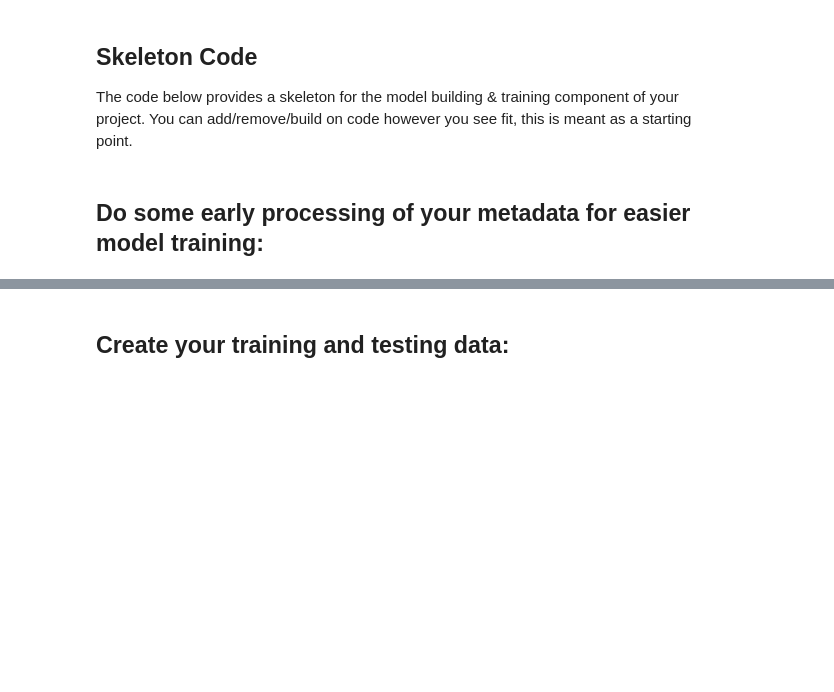
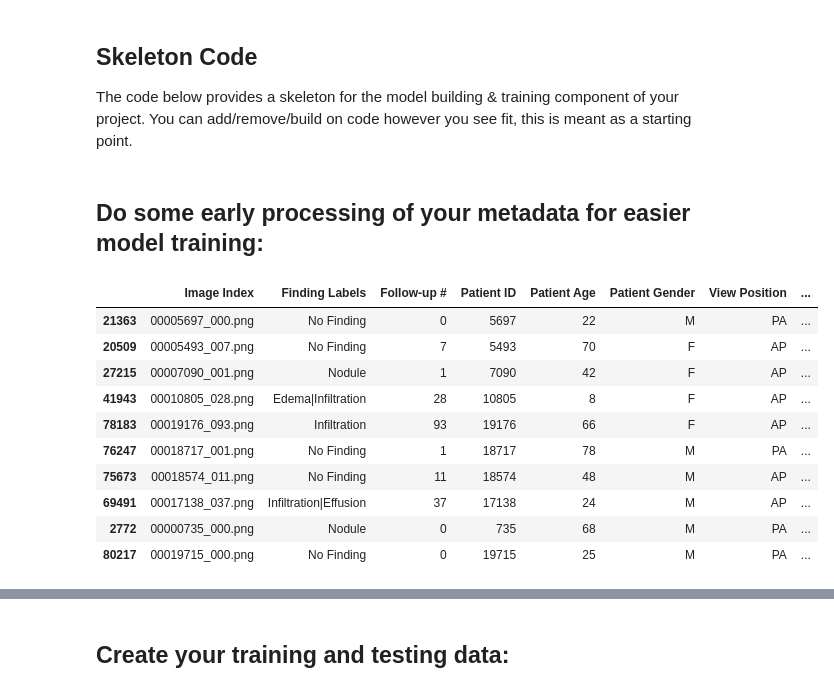
Before and after one commit to fantauzzi/AIHCND_Pneumonia_Detection, a Jupyter notebook: Build and train model.ipynb, the cells around one changed output, grey strips where cells are left out. Cells and saved outputs as stored; diff of their text form; code cells hidden in the pictures; blank space fills up the shorter version.

```diff
--- a/Build and train model.ipynb
+++ b/Build and train model.ipynb
@@ -13,6 +14,25 @@ import matplotlib.pyplot as plt
 ##Import any other stats/DL/ML packages you may need here. E.g. Keras, scikit-learn, etc.
 # %% [markdown]
 ## Do some early processing of your metadata for easier model training:
+# %%
+dataset_root = '/media/fanta/52A80B61A80B42C9/Users/fanta/datasets'
+pd.set_option('display.max_rows', 100)
+# %%
+all_xray_df = pd.read_csv(dataset_root+'/data/Data_Entry_2017.csv')
+all_xray_df = all_xray_df.drop(columns=all_xray_df.columns[-1])
+all_xray_df.sample(10)
+# %% [output]
+|  | Image Index | Finding Labels | Follow-up # | Patient ID | Patient Age | Patient Gender | View Position | ... |
+| 21363 | 00005697_000.png | No Finding | 0 | 5697 | 22 | M | PA | ... |
+| 20509 | 00005493_007.png | No Finding | 7 | 5493 | 70 | F | AP | ... |
+| 27215 | 00007090_001.png | Nodule | 1 | 7090 | 42 | F | AP | ... |
+| 41943 | 00010805_028.png | Edema|Infiltration | 28 | 10805 | 8 | F | AP | ... |
+| 78183 | 00019176_093.png | Infiltration | 93 | 19176 | 66 | F | AP | ... |
+| 76247 | 00018717_001.png | No Finding | 1 | 18717 | 78 | M | PA | ... |
+| 75673 | 00018574_011.png | No Finding | 11 | 18574 | 48 | M | AP | ... |
+| 69491 | 00017138_037.png | Infiltration|Effusion | 37 | 17138 | 24 | M | AP | ... |
+| 2772 | 00000735_000.png | Nodule | 0 | 735 | 68 | M | PA | ... |
+| 80217 | 00019715_000.png | No Finding | 0 | 19715 | 25 | M | PA | ... |
 # %%
 ## Below is some helper code to read all of your full image filepaths into a dataframe for easier manipulation
 
```
Also changed, not shown: parts of 4 cells of this notebook, 1 other file.
